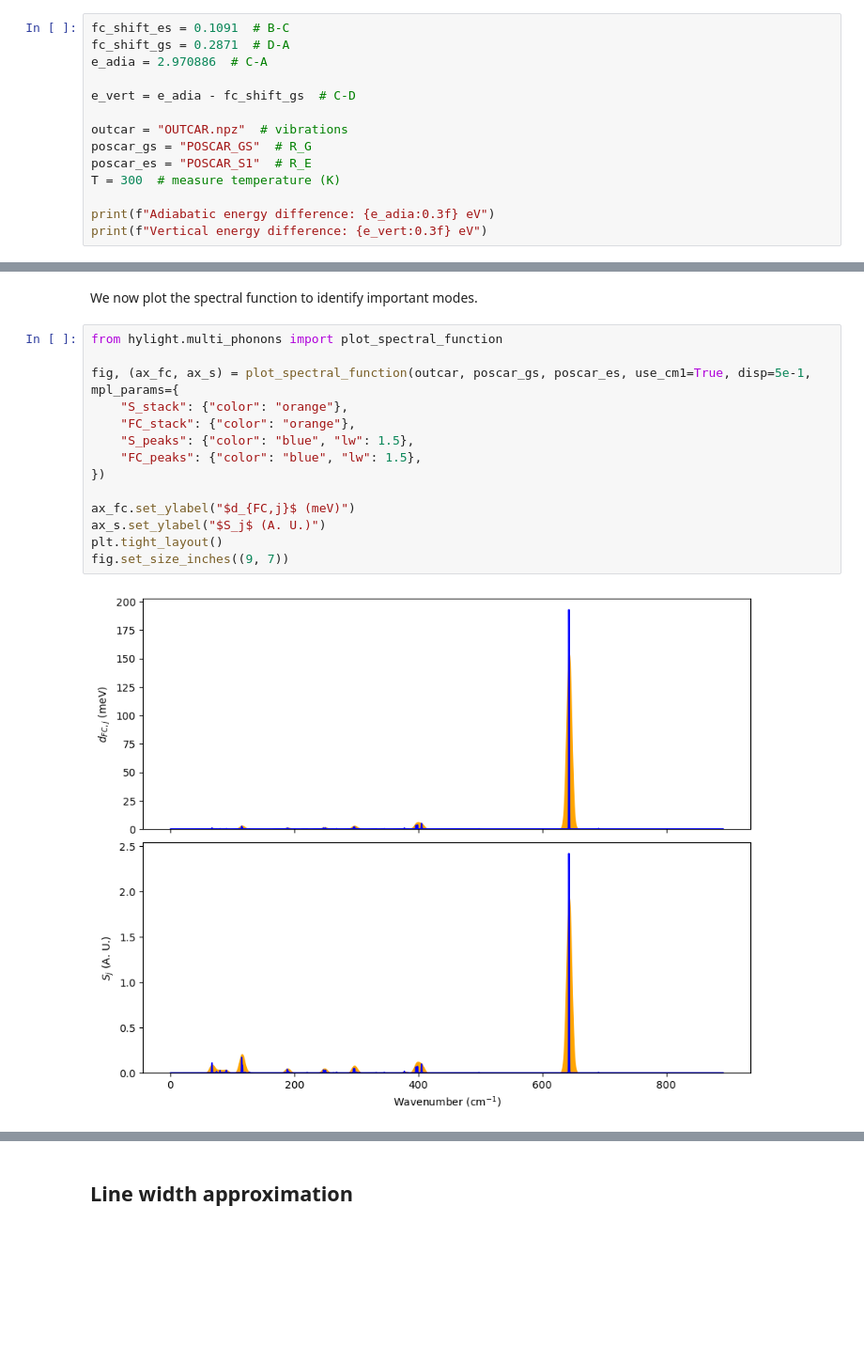
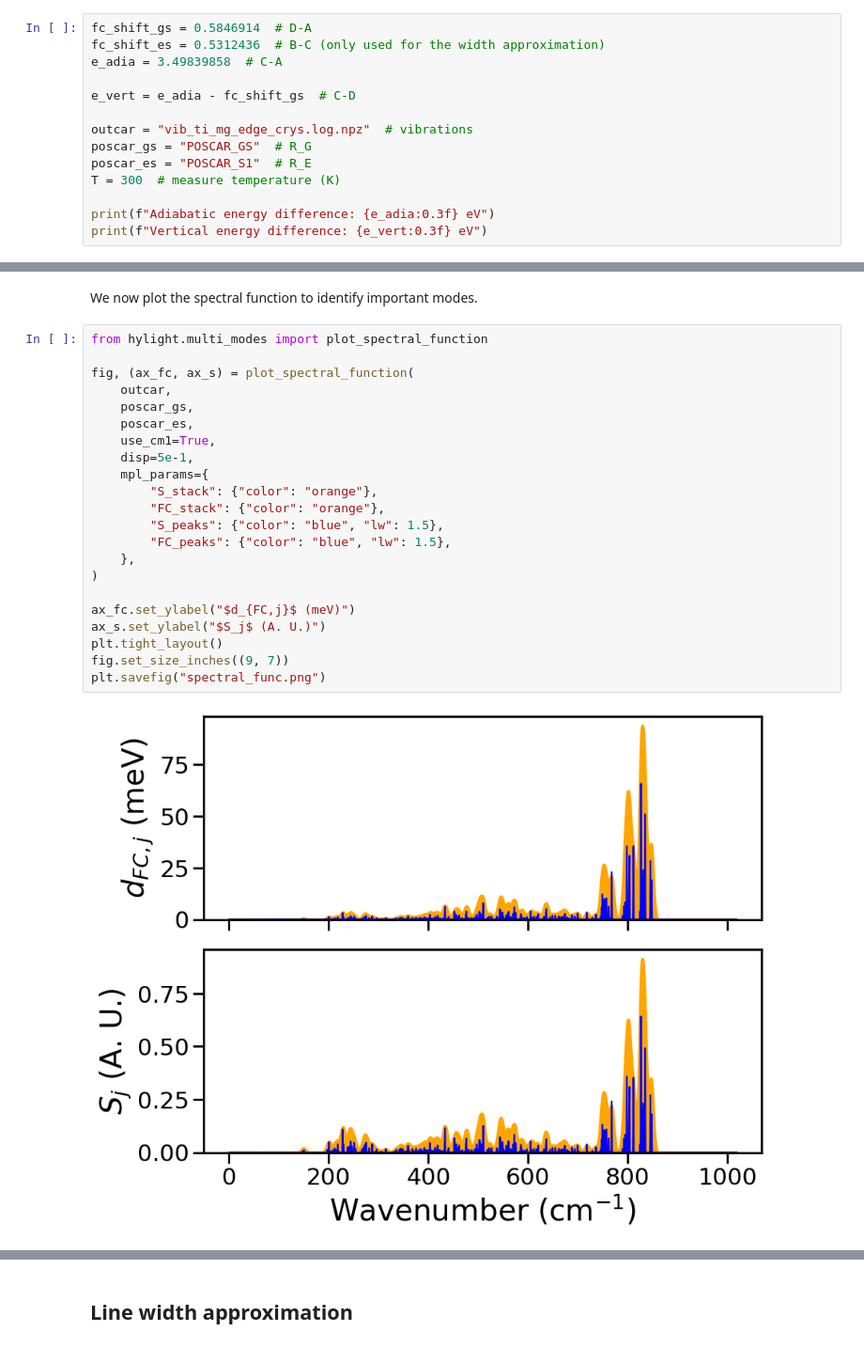
Before and after one commit to PyDEF/hylight, a Jupyter notebook: docs_src/tutorial/tutorial.ipynb, the cells around one changed output, grey strips where cells are left out. Shown: that part at 94% size. Drawn from its saved outputs; the diff is of its cells as text; blank space fills up the shorter version.

```diff
--- a/docs_src/tutorial/tutorial.ipynb
+++ b/docs_src/tutorial/tutorial.ipynb
@@ -86,11 +89,11 @@ Here we declare the inputs that will be used later.
 # %%
-fc_shift_es = 0.1091  # B-C
-fc_shift_gs = 0.2871  # D-A
-e_adia = 2.970886  # C-A
+fc_shift_gs = 0.5846914  # D-A
+fc_shift_es = 0.5312436  # B-C (only used for the width approximation)
+e_adia = 3.49839858  # C-A
 
 e_vert = e_adia - fc_shift_gs  # C-D
 
-outcar = "OUTCAR.npz"  # vibrations
+outcar = "vib_ti_mg_edge_crys.log.npz"  # vibrations
 poscar_gs = "POSCAR_GS"  # R_G
 poscar_es = "POSCAR_S1"  # R_E
 T = 300  # measure temperature (K)
@@ -105,19 +108,27 @@ Vertical energy difference: 2.684 eV
 # %% [markdown]
 We now plot the spectral function to identify important modes.
 # %%
-from hylight.multi_phonons import plot_spectral_function
+from hylight.multi_modes import plot_spectral_function
 
-fig, (ax_fc, ax_s) = plot_spectral_function(outcar, poscar_gs, poscar_es, use_cm1=True, disp=5e-1, mpl_params={
-    "S_stack": {"color": "orange"},
-    "FC_stack": {"color": "orange"},
-    "S_peaks": {"color": "blue", "lw": 1.5},
-    "FC_peaks": {"color": "blue", "lw": 1.5},
-})
+fig, (ax_fc, ax_s) = plot_spectral_function(
+    outcar,
+    poscar_gs,
+    poscar_es,
+    use_cm1=True,
+    disp=5e-1,
+    mpl_params={
+        "S_stack": {"color": "orange"},
+        "FC_stack": {"color": "orange"},
+        "S_peaks": {"color": "blue", "lw": 1.5},
+        "FC_peaks": {"color": "blue", "lw": 1.5},
+    },
+)
 
 ax_fc.set_ylabel("$d_{FC,j}$ (meV)")
 ax_s.set_ylabel("$S_j$ (A. U.)")
 plt.tight_layout()
 fig.set_size_inches((9, 7))
+plt.savefig("spectral_func.png")
 # %% [output]
-[figure, old version]
+[figure, new version]
 # %% [markdown]
```
Also changed, not shown: parts of 16 cells of this notebook, 13 other files.
